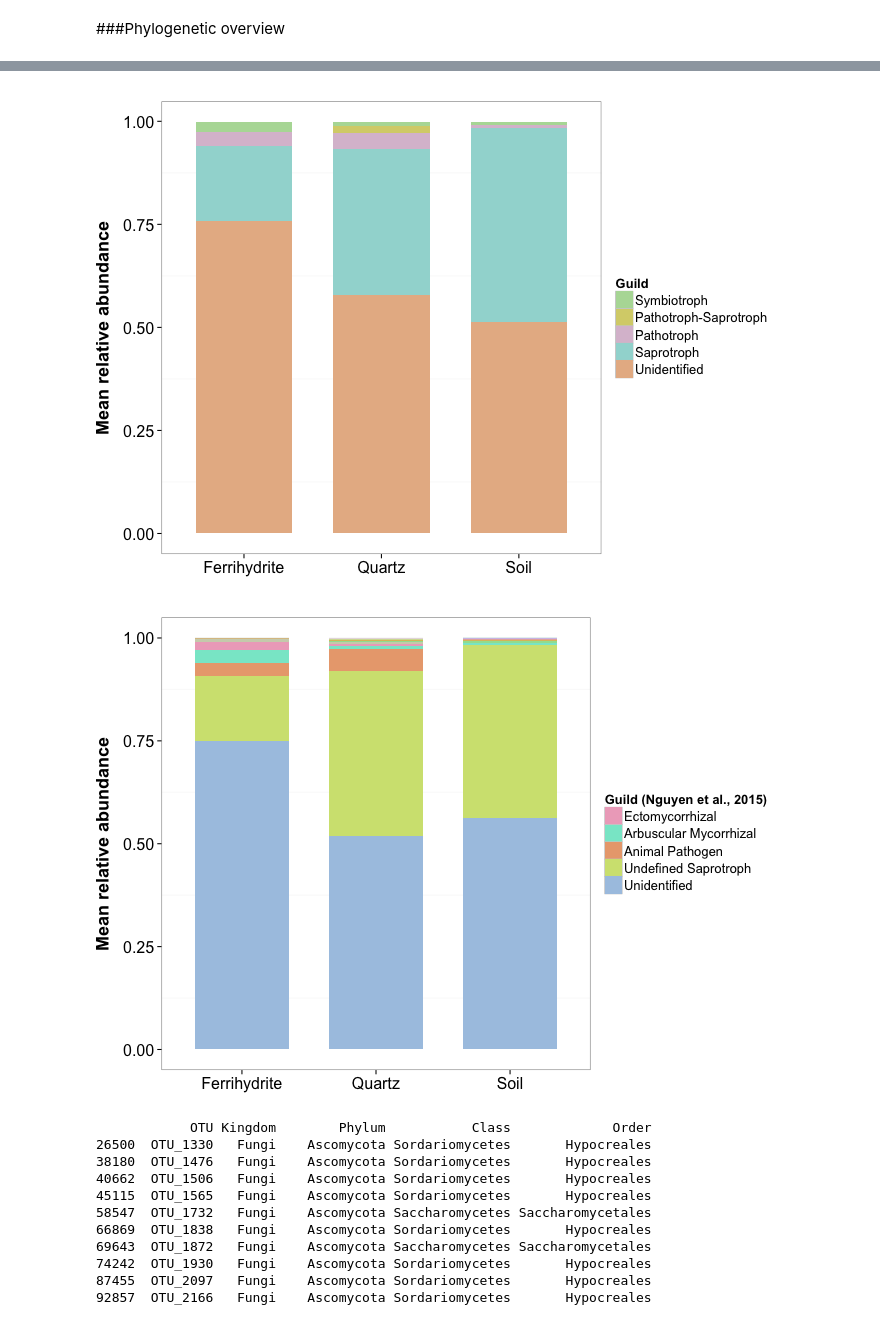
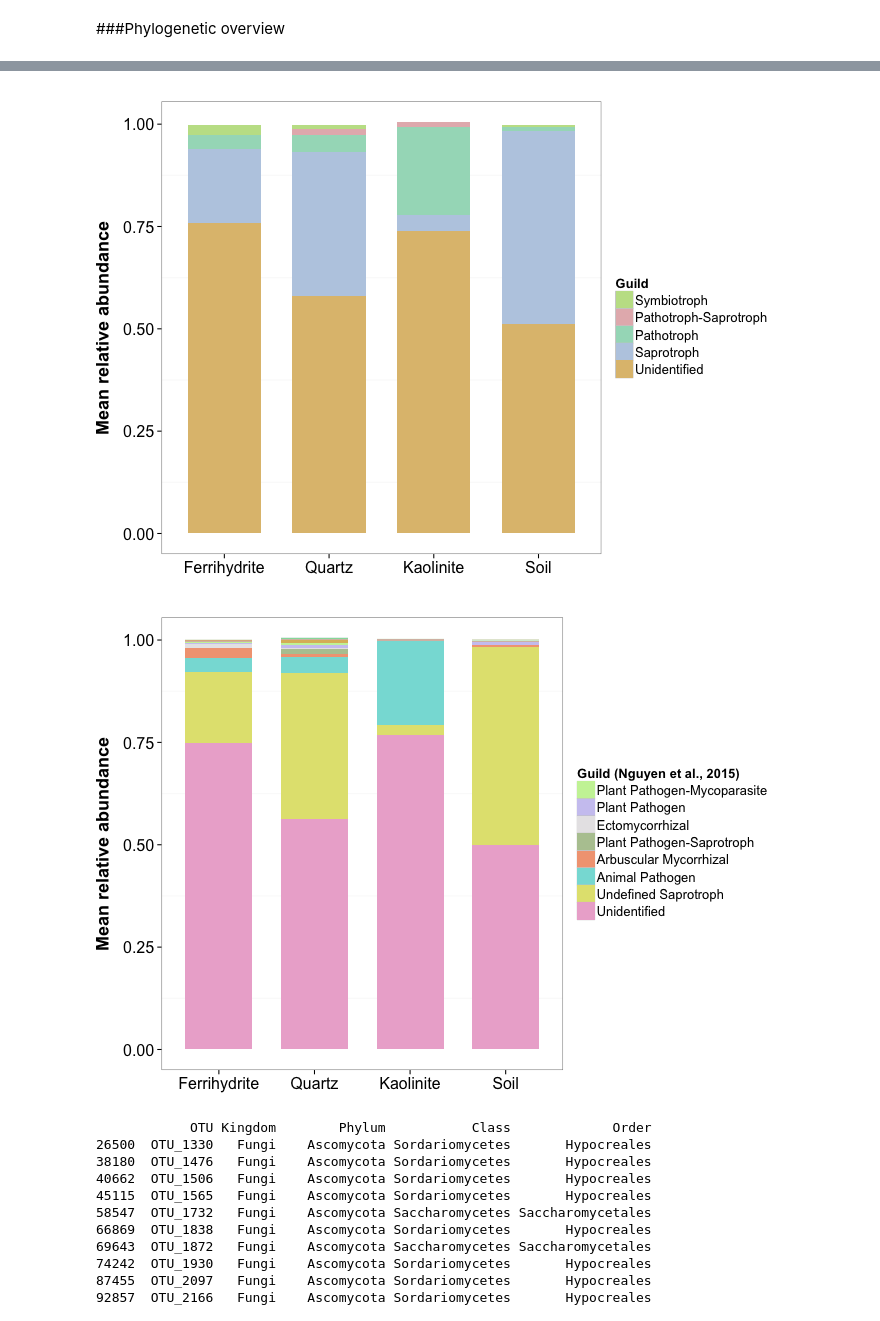
Before and after one commit to TheaWhitman/MineralITS, a Jupyter notebook: manuscript_figures/Stacked_Bar_Funguilds.ipynb, the cells around one changed output, grey strips where cells are left out. Saved outputs shown, nothing was run; the diff lists cells and outputs as text; code cells hidden in the pictures.

```diff
--- a/manuscript_figures/Stacked_Bar_Funguilds.ipynb
+++ b/manuscript_figures/Stacked_Bar_Funguilds.ipynb
@@ -181,7 +151,6 @@ totabund = 3000
 confidence =  c("Highly Probable","Probable")
 
 d.plot = mdf %>%
-    filter(Trtmt != "Kaolinite") %>%
     group_by(Sample) %>%
     filter(sum(Abundance) > totabund) %>%
     mutate(Abundance = Abundance / sum(Abundance))
@@ -238,7 +207,7 @@ p = p + theme(
     panel.grid.major= element_blank())
 p
 # %% [output]
-[figure, old version]
+[figure, new version]
 # %%
 %%R -w 700 -h 500
 
@@ -250,8 +219,8 @@ confidence =  c("Highly Probable"
                )
 
 d.plot = mdf %>%
-    filter(Month == 3) %>%
-    filter(Trtmt != "Kaolinite") %>%
+    filter(Month != 2) %>%
+#    filter(Trtmt != "Kaolinite") %>%
     group_by(Sample) %>%
     filter(sum(Abundance) > totabund) %>%
     mutate(Abundance = Abundance / sum(Abundance))
@@ -285,35 +254,35 @@ d.plot$Trtmt = ordered(d.plot$Trtmt, levels = c("Ferrihydrite", "Quartz", "Kaoli
 d.plot<-d.plot[with(d.plot, order(Trtmt, Tax)),]
 #d.plot<-d.plot[with(d.plot, order(Month, Trtmt, Tax)),]
 # Sort the whole dataframe by this phylum order
 
-N=5
+N=8
 Guilds=factor(d.plot$Tax, d.plot[order(-d.plot$Abundance),]$Tax)[1:N]
 
 scheme <- iwanthue()
 colors = scheme$hex(length(unique(d.plot$Tax)), color_space = hcl_presets$pastel)
 
 p = ggplot(d.plot, aes(x = Trtmt, y = Abundance, fill = Tax))
 
 #p = p + facet_grid(. ~Trtmt, scales = "free_x", space = "free")
 
 p = p + scale_fill_manual(values = colors, breaks=Guilds)
 
 p = p + geom_bar(stat = "identity", width = 0.70)
 
 p = p + guides(fill = guide_legend(title="Guild (Nguyen et al., 2015)",ncol = 1, reverse=TRUE))
 
 p = p + theme_bw()
 
 p = p + ylab("Mean relative abundance")
 
 p = p + theme(
     axis.title.x = element_blank(), axis.text = element_text(size=16),
     axis.title.y = element_text(size=18, face="bold", vjust=2),
     legend.position="right", legend.text=element_text(size=13), legend.title=element_text(size=13),
     panel.grid.major= element_blank())
 p
 # %% [output]
-[figure, old version]
+[figure, new version]
 # %%
 %%R
 ggsave(filename="RelabundFunguild.jpg", p, width=8, height=6)
```
Also changed, not shown: parts of 7 cells of this notebook, 9 other files.
